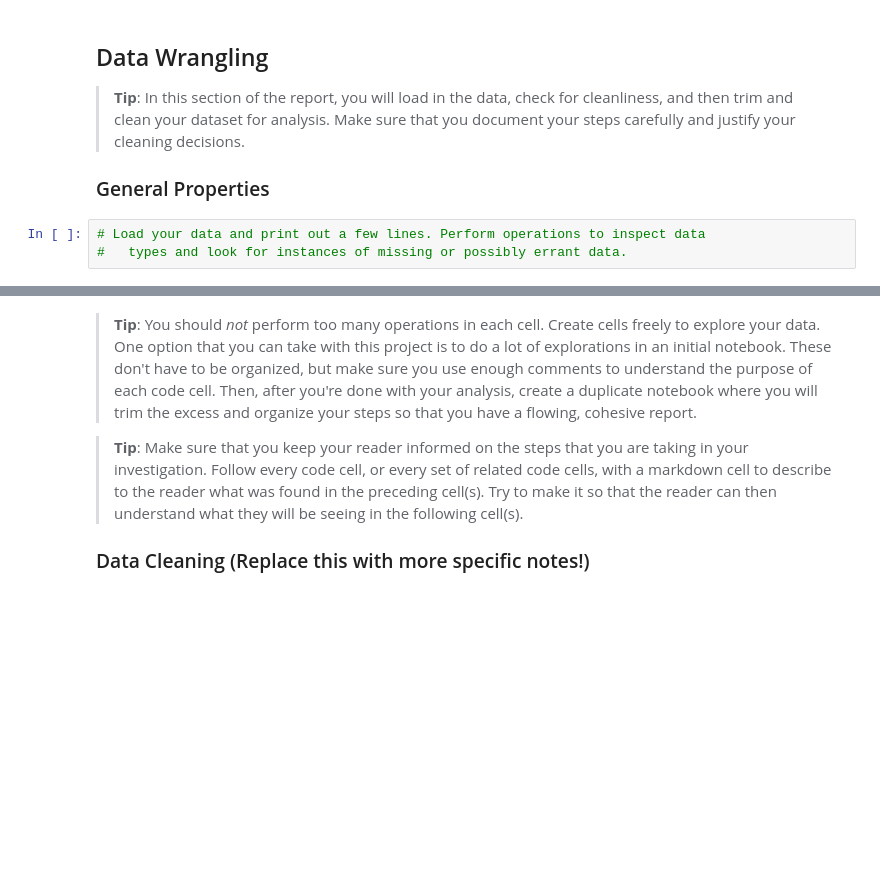
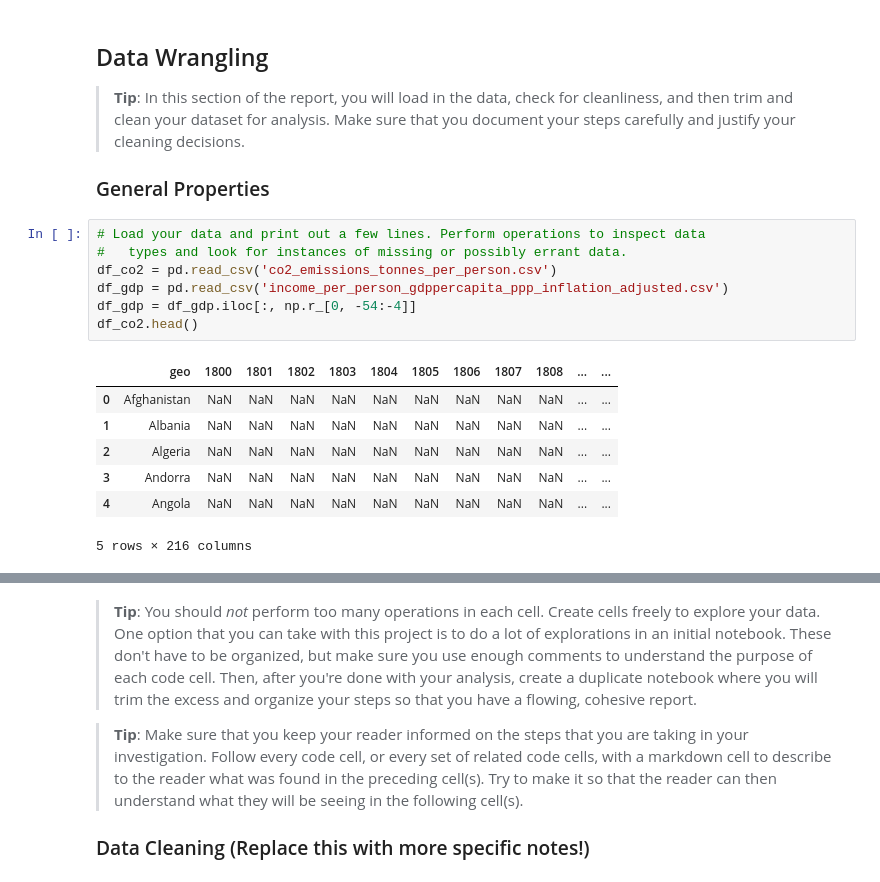
Before and after one commit to dvillaveces/udacity-project-3, a Jupyter notebook: investigate-a-dataset.ipynb, the cells around one changed output, grey strips where cells are left out. Drawn from its saved outputs; the diff is of its cells as text; blank space fills up the shorter version.

```diff
--- a/investigate-a-dataset.ipynb
+++ b/investigate-a-dataset.ipynb
@@ -34,3 +34,15 @@ import seaborn as sns
 # %%
 # Load your data and print out a few lines. Perform operations to inspect data
 #   types and look for instances of missing or possibly errant data.
+df_co2 = pd.read_csv('co2_emissions_tonnes_per_person.csv')
+df_gdp = pd.read_csv('income_per_person_gdppercapita_ppp_inflation_adjusted.csv')
+df_gdp = df_gdp.iloc[:, np.r_[0, -54:-4]]
+df_co2.head()
+# %% [output]
+|  | geo | 1800 | 1801 | 1802 | 1803 | 1804 | 1805 | 1806 | 1807 | 1808 | ... | ... |
+| 0 | Afghanistan | NaN | NaN | NaN | NaN | NaN | NaN | NaN | NaN | NaN | ... | ... |
+| 1 | Albania | NaN | NaN | NaN | NaN | NaN | NaN | NaN | NaN | NaN | ... | ... |
+| 2 | Algeria | NaN | NaN | NaN | NaN | NaN | NaN | NaN | NaN | NaN | ... | ... |
+| 3 | Andorra | NaN | NaN | NaN | NaN | NaN | NaN | NaN | NaN | NaN | ... | ... |
+| 4 | Angola | NaN | NaN | NaN | NaN | NaN | NaN | NaN | NaN | NaN | ... | ... |
+5 rows × 216 columns
```
Also changed, not shown: parts of 7 cells of this notebook, 3 other files.
